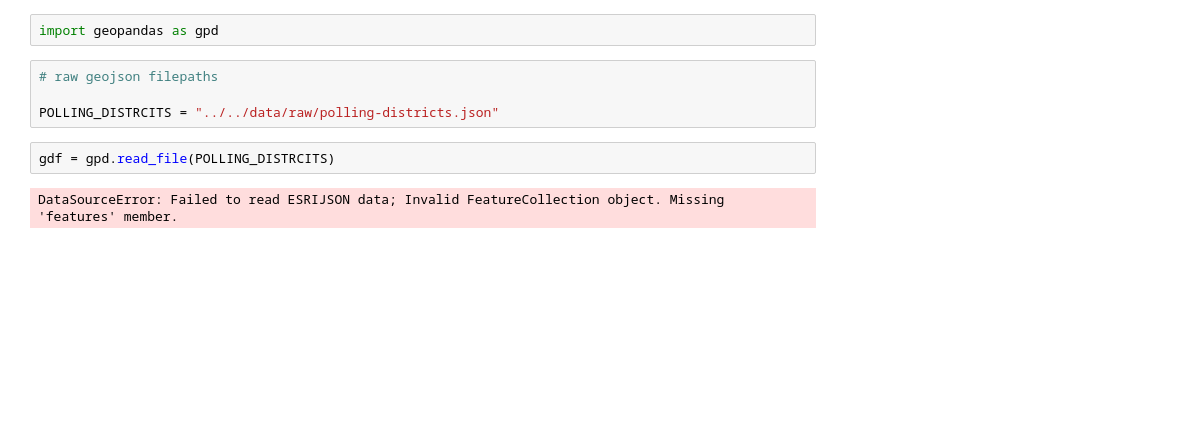
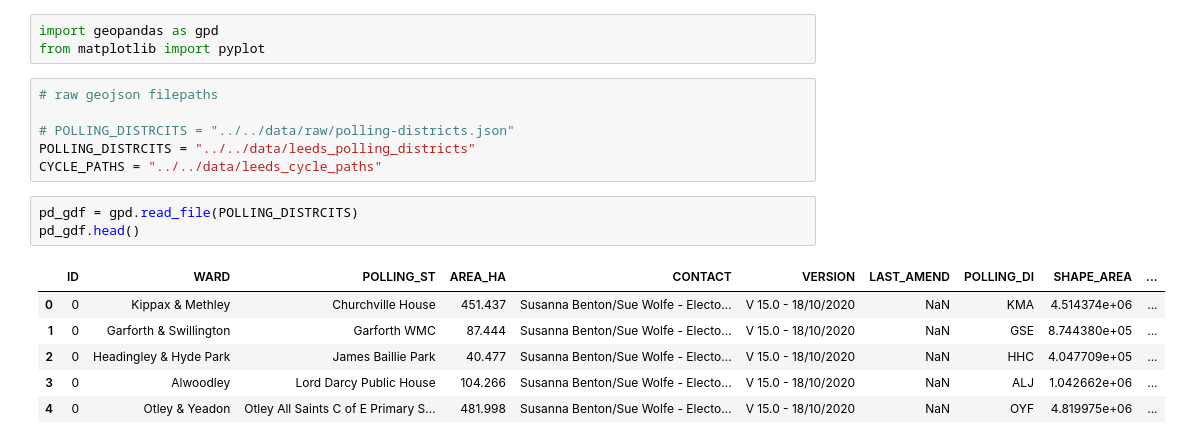
Before and after one commit to anzrboo/leeds-mapping, a Jupyter notebook: ingestion/notebooks/test-ingestion.ipynb, the cells around one changed output. Drawn from its saved outputs; the diff is of its cells as text; blank space fills up the shorter version.

```diff
--- a/ingestion/notebooks/test-ingestion.ipynb
+++ b/ingestion/notebooks/test-ingestion.ipynb
@@ -1,10 +1,19 @@
 # %%
 import geopandas as gpd
+from matplotlib import pyplot
 # %%
 # raw geojson filepaths
 
-POLLING_DISTRCITS = "../../data/raw/polling-districts.json"
+# POLLING_DISTRCITS = "../../data/raw/polling-districts.json"
+POLLING_DISTRCITS = "../../data/leeds_polling_districts"
+CYCLE_PATHS = "../../data/leeds_cycle_paths"
 # %%
-gdf = gpd.read_file(POLLING_DISTRCITS)
+pd_gdf = gpd.read_file(POLLING_DISTRCITS)
+pd_gdf.head()
 # %% [output]
-DataSourceError: Failed to read ESRIJSON data; Invalid FeatureCollection object. Missing 'features' member.
+|  | ID | WARD | POLLING_ST | AREA_HA | CONTACT | VERSION | LAST_AMEND | POLLING_DI | SHAPE_AREA | ... |
+| 0 | 0 | Kippax & Methley | Churchville House | 451.437 | Susanna Benton/Sue Wolfe - Electo... | V 15.0 - 18/10/2020 | NaN | KMA | 4.514374e+06 | ... |
+| 1 | 0 | Garforth & Swillington | Garforth WMC | 87.444 | Susanna Benton/Sue Wolfe - Electo... | V 15.0 - 18/10/2020 | NaN | GSE | 8.744380e+05 | ... |
+| 2 | 0 | Headingley & Hyde Park | James Baillie Park | 40.477 | Susanna Benton/Sue Wolfe - Electo... | V 15.0 - 18/10/2020 | NaN | HHC | 4.047709e+05 | ... |
+| 3 | 0 | Alwoodley | Lord Darcy Public House | 104.266 | Susanna Benton/Sue Wolfe - Electo... | V 15.0 - 18/10/2020 | NaN | ALJ | 1.042662e+06 | ... |
+| 4 | 0 | Otley & Yeadon | Otley All Saints C of E Primary S... | 481.998 | Susanna Benton/Sue Wolfe - Electo... | V 15.0 - 18/10/2020 | NaN | OYF | 4.819975e+06 | ... |
```
Also changed, not shown: parts of 4 cells of this notebook, 3 other files.
